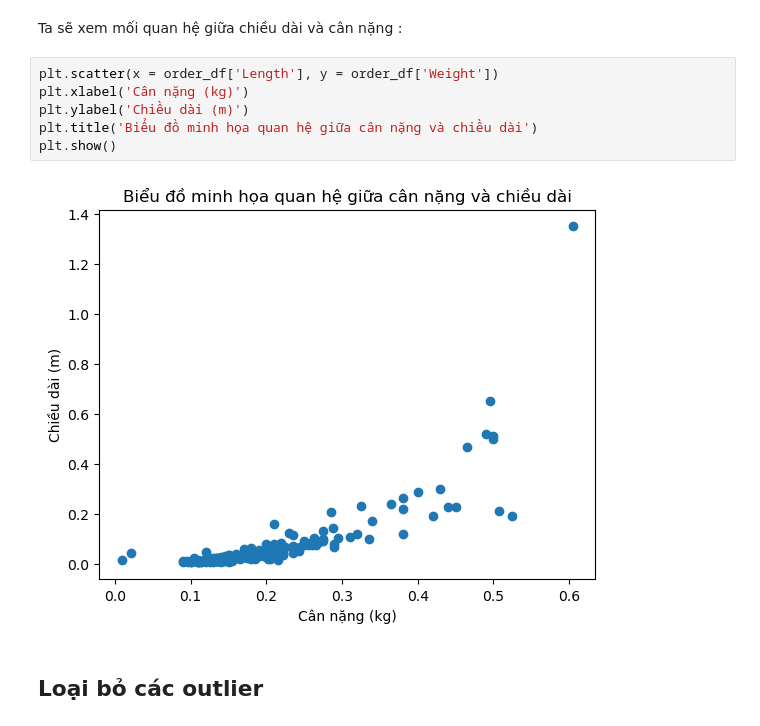
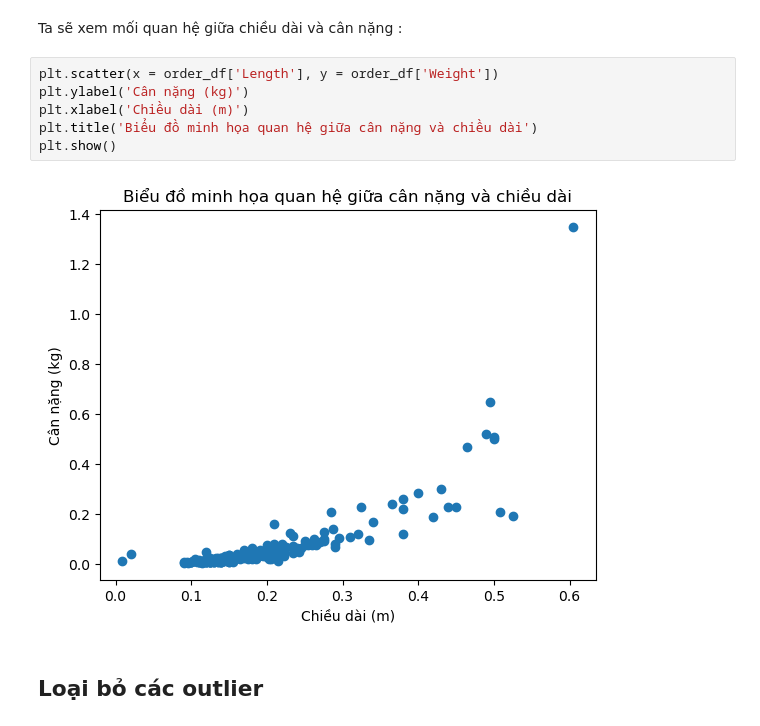
Before and after one commit to hoangitusk20/NMKHDL_doAn, a Jupyter notebook: DoAnCK/source/mo_hinh_va_danh_gia/Mô hình.ipynb, the cells around one changed output. Cells and saved outputs as stored; diff of their text form.

```diff
--- a/DoAnCK/source/mo_hinh_va_danh_gia/Mô hình.ipynb
+++ b/DoAnCK/source/mo_hinh_va_danh_gia/Mô hình.ipynb
@@ -45,12 +46,12 @@ order_df[['Length', 'Weight']].head(10)
 Ta sẽ xem mối quan hệ giữa chiều dài và cân nặng :
 # %%
 plt.scatter(x = order_df['Length'], y = order_df['Weight'])
-plt.xlabel('Cân nặng (kg)')
-plt.ylabel('Chiều dài (m)')
+plt.ylabel('Cân nặng (kg)')
+plt.xlabel('Chiều dài (m)')
 plt.title('Biểu đồ minh họa quan hệ giữa cân nặng và chiều dài')
 plt.show()
 # %% [output]
-[figure, old version]
+[figure, new version]
 # %% [markdown]
 ## Loại bỏ các outlier
 # %% [markdown]
```
Also changed, not shown: parts of 19 cells of this notebook, 2 other files.
